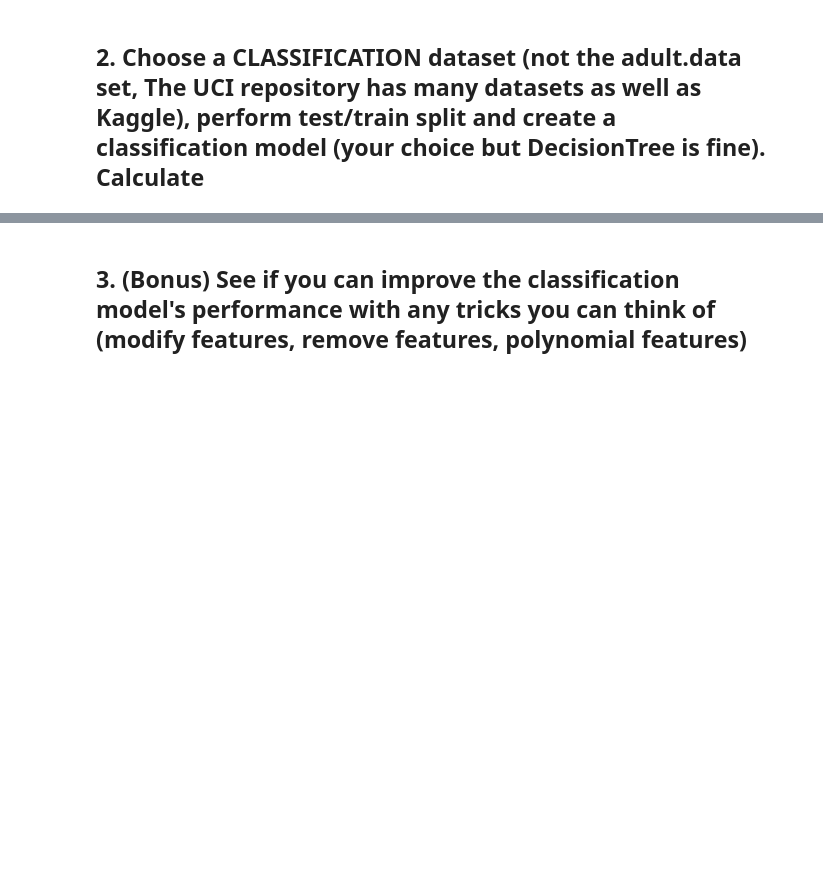
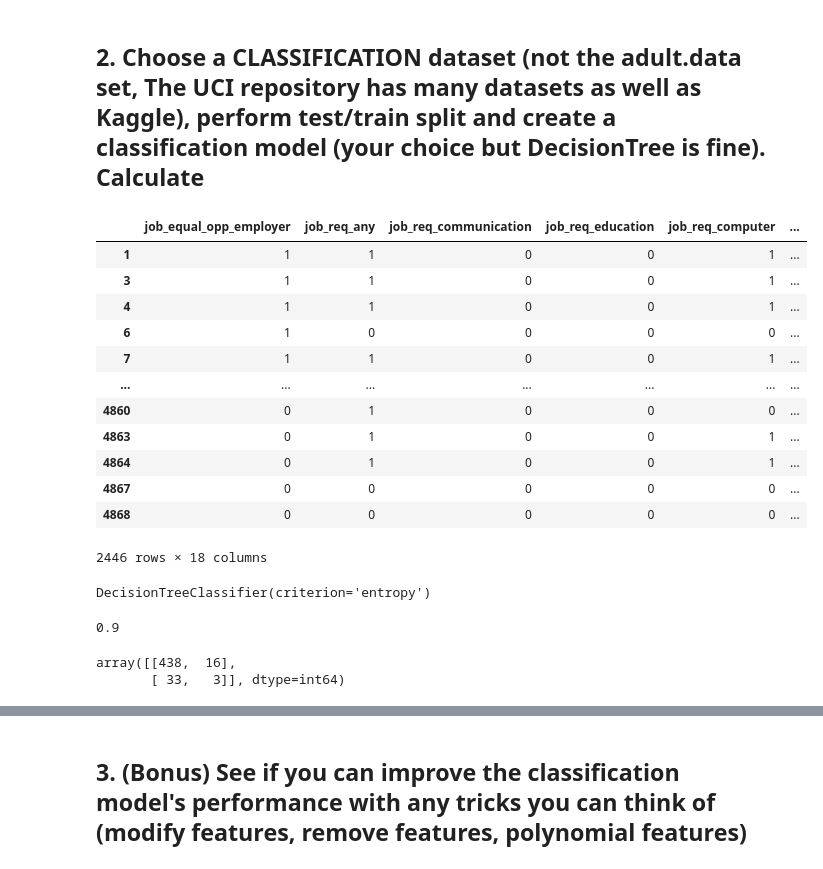
Before and after one commit to rmjollie/mlnn-personal, a Jupyter notebook: 05/asnmt5.ipynb, the cells around one changed output, grey strips where cells are left out. Saved outputs shown, nothing was run; the diff lists cells and outputs as text; code cells hidden in the pictures; blank space fills up the shorter version.

```diff
--- a/05/asnmt5.ipynb
+++ b/05/asnmt5.ipynb
@@ -9,2 +64,23 @@
 # %% [markdown]
 ## 2. Choose a CLASSIFICATION dataset (not the adult.data set, The UCI repository has many datasets as well as Kaggle), perform test/train split and create a classification model (your choice but DecisionTree is fine). Calculate
+# %%
+resume = pd.read_csv("../data/resume.csv",index_col=False)
+resume = resume[resume["resume_quality"] == "high"]
+non_numeric_columns = ['job_ad_id', 'job_city', 'job_industry', 'job_type', 'job_fed_contractor', 'job_ownership',
+                       'resume_quality','job_req_min_experience', 'job_req_school', 'firstname', 'race', 'gender']
+resume = resume.copy().drop(non_numeric_columns, axis=1)
+resume
+# %% [output]
+|  | job_equal_opp_employer | job_req_any | job_req_communication | job_req_education | job_req_computer | ... |
+| 1 | 1 | 1 | 0 | 0 | 1 | ... |
+| 3 | 1 | 1 | 0 | 0 | 1 | ... |
+| 4 | 1 | 1 | 0 | 0 | 1 | ... |
+| 6 | 1 | 0 | 0 | 0 | 0 | ... |
+| 7 | 1 | 1 | 0 | 0 | 1 | ... |
+| ... | ... | ... | ... | ... | ... | ... |
+| 4860 | 0 | 1 | 0 | 0 | 0 | ... |
+| 4863 | 0 | 1 | 0 | 0 | 1 | ... |
+| 4864 | 0 | 1 | 0 | 0 | 1 | ... |
+| 4867 | 0 | 0 | 0 | 0 | 0 | ... |
+| 4868 | 0 | 0 | 0 | 0 | 0 | ... |
+2446 rows × 18 columns
@@ -10,0 +93,5 @@
+# %%
+res_model = DecisionTreeClassifier(criterion='entropy')
+res_model.fit(resx_train,resy_train)
+# %% [output]
+DecisionTreeClassifier(criterion='entropy')
@@ -11,6 +101,13 @@
 # %%
 #Accuracy
+accuracy_score(resy_test, predict_test)
+# %% [output]
+0.9
 # %%
 #Confusion Matrix
+confusion_matrix(resy_test, predict_test)
+# %% [output]
+array([[438,  16],
+       [ 33,   3]], dtype=int64)
 # %%
 #Classifcation Report
```
Also changed, not shown: parts of 20 cells of this notebook, 4 other files.
